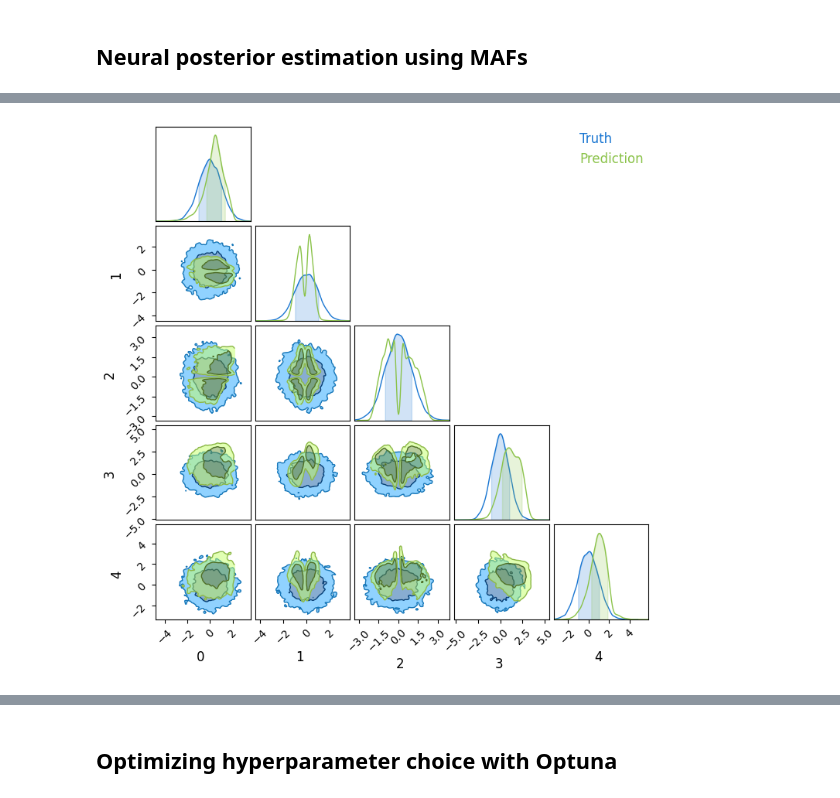
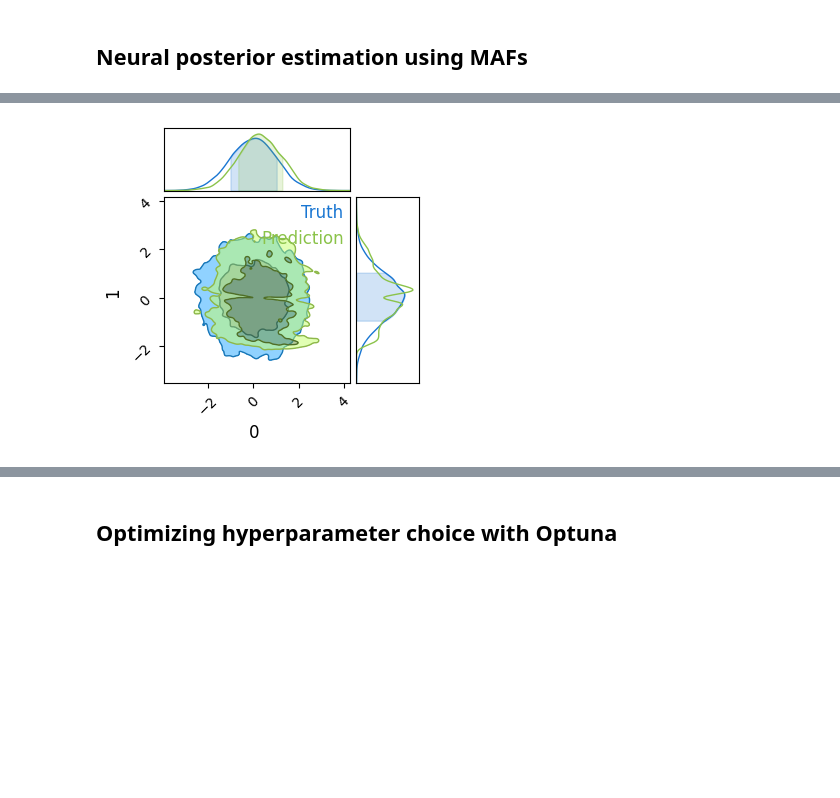
Before and after one commit to sachaguer/jaxili, a Jupyter notebook: notebooks/test_maf.ipynb, the cells around one changed output, grey strips where cells are left out. Cells and saved outputs as stored; diff of their text form; code cells hidden in the pictures; blank space fills up the shorter version.

```diff
--- a/notebooks/test_maf.ipynb
+++ b/notebooks/test_maf.ipynb
@@ -142,7 +142,7 @@ sbibm.get_available_tasks()
  'slcp_distractors',
  'bernoulli_glm_raw']
 # %%
-task = sbibm.get_task('slcp')
+task = sbibm.get_task('two_moons')
 prior = task.get_prior()
 simulator = task.get_simulator()
 reference_samples = jnp.array(task.get_reference_posterior_samples(num_observation=1))
@@ -161,7 +161,7 @@ class SimulationDataset(data.Dataset):
         super().__init__()
         self.thetas = prior(num_samples=num_samples)
         self.xs = simulator(self.thetas)
-        self.thetas, self.xs = np.array(self.thetas), np.array(self.xs)
+        self.thetas, self.xs = np.array(self.thetas, dtype=np.float64), np.array(self.xs, np.float64)
 
     def __len__(self):
         return len(self.thetas)
@@ -239,12 +239,14 @@ class MAFTrainer(TrainerModule):
 CHECKPOINT_PATH = '~/Documents/SBI/sbi_jax/notebooks/checkpoints'
 
 trainer = MAFTrainer(
-    n_data=dim,
+    n_in=dim,
     n_cond=dim_cond,
     n_layers=5,
-    hidden_dims=[128, 128],
-    activation='silu',
-    optimizer_hparams={'lr': 4e-3},
+    layers=[50, 50],
+    activation='relu',
+    optimizer_hparams={'lr': 1e-3,
+                       'optimizer_name': 'adam',
+                       },
     logger_params={'base_log_dir': CHECKPOINT_PATH},
     exmp_input=next(iter(train_loader)),
     check_val_every_epoch=1,
@@ -266,7 +268,7 @@ Test loss: 4.846827189999734
 # %%
 model = trainer.bind_model()
 # %%
-key = jax.random.PRNGKey(0)
+key = jax.random.PRNGKey(1)
 
 samples = model.apply({'params': trainer.state.params}, observation, num_samples=10000, key=key, method='sample')
 # %%
@@ -288,7 +289,7 @@ WARNING:chainconsumer:Parameter 3 in chain Prediction is not constrained
 samples_image, _ = model.apply({'params': trainer.state.params}, reference_samples, observation*jnp.ones((10000, 1)), train=False)
 # %%
 c = ChainConsumer()
-c.add_chain(jax.random.multivariate_normal(key, jnp.zeros(5), jnp.eye(5), (10000,)), shade_alpha = 0.5, name='Truth')
+c.add_chain(jax.random.multivariate_normal(key, jnp.zeros(2), jnp.eye(2), (10000,)), shade_alpha = 0.5, name='Truth')
 c.add_chain(samples_image, shade_alpha = 0.5, name="Prediction")
 fig = c.plotter.plot(figsize=1.)
 plt.show()
@@ -298,4 +298,4 @@ WARNING:chainconsumer:Parameter 2 in chain Prediction is not constrained
-[figure, old version]
+[figure, new version]
 # %%
 %load_ext tensorboard
 %tensorboard --logdir ~/work/jax/notebooks/checkpoints/
```
Also changed, not shown: parts of 12 cells of this notebook, 5 other files.
